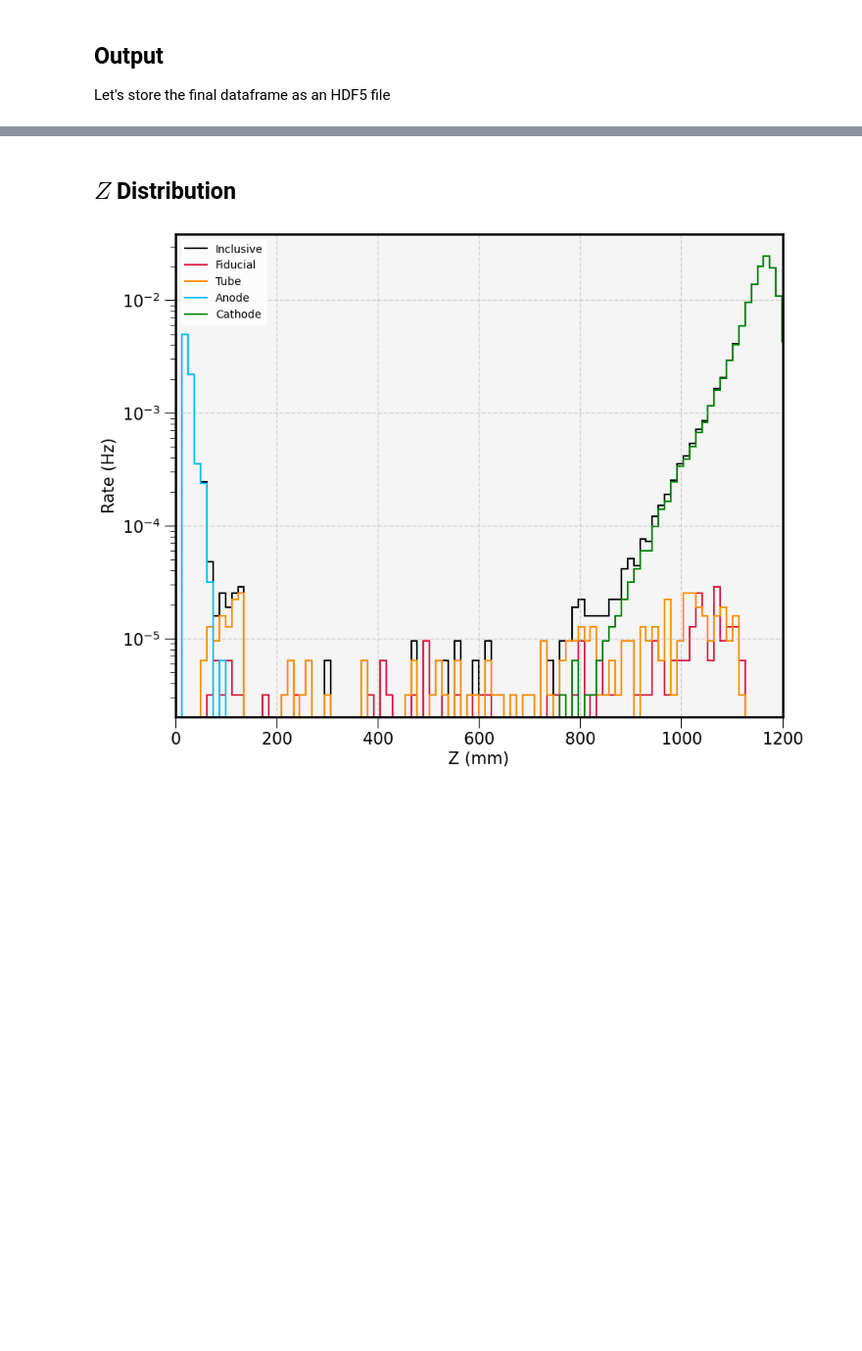
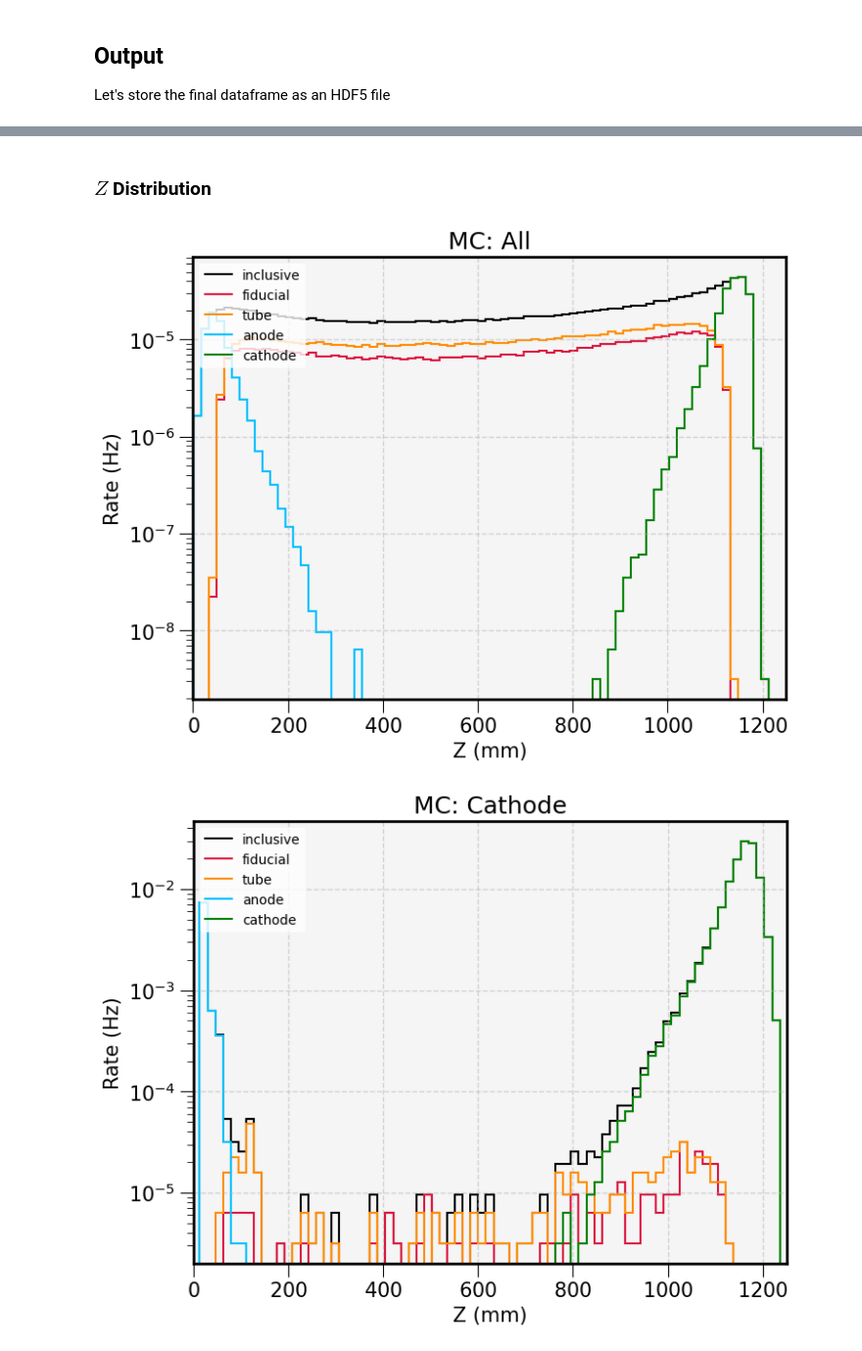
Before and after one commit to camacortespar/next-analysis, a Jupyter notebook: NEXT-100/Rn_analysis/02_Bi_MC.ipynb, the cells around one changed output, grey strips where cells are left out. Shown at 98% size. Drawn from its saved outputs; the diff is of its cells as text; code cells hidden in the pictures; blank space fills up the shorter version.

```diff
--- a/NEXT-100/Rn_analysis/02_Bi_MC.ipynb
+++ b/NEXT-100/Rn_analysis/02_Bi_MC.ipynb
@@ -839,7 +836,7 @@ all_sophronia_dfs = []
 
 # ----- Parallel Processing ----- #
 print(f"----- Processing {len(MC_PATHS)} files in parallel -----")
-results = Parallel(n_jobs=-1, verbose=10)(
+results = Parallel(n_jobs=-1, verbose=2)(
     delayed(process_mc_file)(h5_path) for h5_path in MC_PATHS
 )
 print("Processing complete.")
@@ -1092,40 +1183,49 @@ REGIONS = ['Inclusive', 'Fiducial', 'Tube', 'Anode', 'Cathode']
 # %% [markdown]
-## $Z$ Distribution
+### $Z$ Distribution
 # %%
 # Global
-n_bins = 100
+n_bins = 75
+mc_names = ['All', 'Cathode']
+regions  = ['inclusive', 'fiducial', 'tube', 'anode', 'cathode']
 
-# ----- Define the Binning ----- #
-# Use the "Inclusive" region to define the binning
-mc_all = selected_mc_df['Electron']['Inclusive']
-_, Z_edges = np.histogram(mc_all['Z'], bins=n_bins)
+for i, dataframe in enumerate([ALL_EVTS_DF, CATH_EVTS_DF]):
 
-for i, region in enumerate(REGIONS):
+    plt.figure(figsize=(8, 6))
+    plt.title(f'MC: {mc_names[i]}')
 
-    # Dataframe
-    mc_region = selected_mc_df['Electron'][region]
+    # Binning using "Inclusive" region
+    _, Z_edges = np.histogram(dataframe['Z_bary'], bins=n_bins)
 
-    # Variables
-    Z = mc_region['Z']
+    for j, region in enumerate(regions):
 
-    # Histogram
-    Z_counts, _ = np.histogram(Z, bins=Z_edges)
-    Z_rate = Z_counts / selected_mc_df['Run_time']
+        # Dataframe
+        if region == 'inclusive':
+            mc_region = dataframe.copy()
+        else:
+            mc_region = dataframe[dataframe['region'] == region].copy()
 
-    # ----- Plotting ----- #
-    plt.stairs(Z_rate, Z_edges, label=region,
-               fill=False, lw=1.5, ec=pt.hist_colors[i % len(pt.hist_colors)])
+        # Variables
+        Z = mc_region['Z_bary']
 
-# ----- Styling ----- #
-plt.xlabel('Z (mm)')
-plt.xlim(0, 1200)
-plt.ylabel('Rate (Hz)')
-plt.yscale('log')
-plt.legend(loc='upper left', fontsize=10)
+        # Histogram
+        Z_counts, _ = np.histogram(Z, bins=Z_edges)
+        Z_rate = Z_counts / (RUN_TIME_ALL if mc_names[i] == 'All' else RUN_TIME_CATH)
 
-plt.grid(True)
-plt.gca().set_facecolor("whitesmoke")
-plt.show()
+        # ----- Plotting ----- #
+        plt.stairs(Z_rate, Z_edges, label=region,
+                   fill=False, lw=1.5, ec=pt.hist_colors[j % len(pt.hist_colors)])
+
+    # ----- Styling ----- #
+    plt.xlabel('Z (mm)')
+    plt.xlim(0, 1250)
+    plt.ylabel('Rate (Hz)')
+    plt.yscale('log')
+    plt.legend(loc='upper left', fontsize=10)
+    plt.title(f'MC: {mc_names[i]}')
+    plt.grid(True)
+    plt.gca().set_facecolor("whitesmoke")
+    plt.show()
 # %% [output]
-[figure, old version]
+[figure, new version]
+[figure, added]
 # %% [markdown]
```
Also changed, not shown: parts of 29 cells of this notebook, 8 other files.
